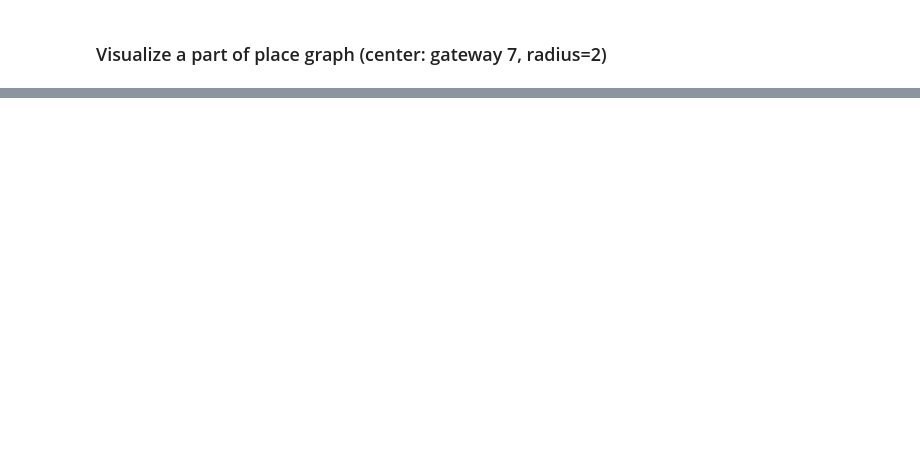
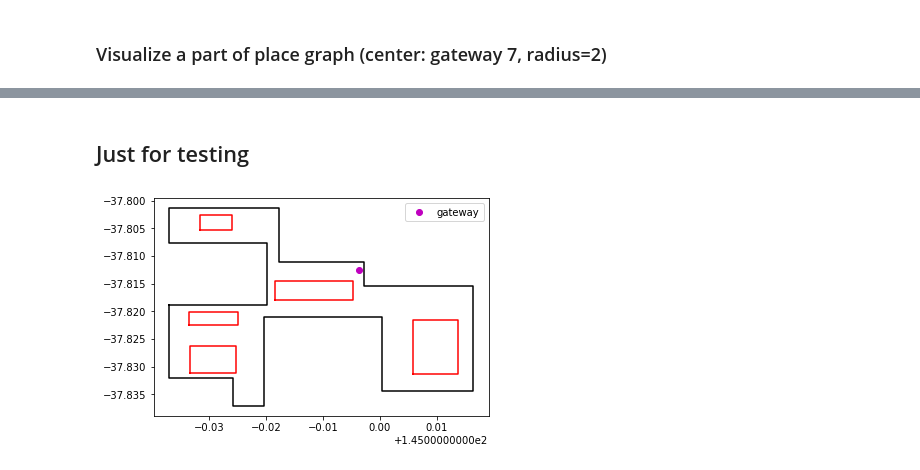
Before and after one commit to hamzeiehsan/indoor_view_graph, a Jupyter notebook: ViewGraph.ipynb, the cells around one changed output, grey strips where cells are left out. Cells and saved outputs as stored; diff of their text form; code cells hidden in the pictures; blank space fills up the shorter version.

```diff
--- a/ViewGraph.ipynb
+++ b/ViewGraph.ipynb
@@ -344,0 +432,15 @@ Utility.calculate_bearing(vg.rviews[90])
+# %% [markdown]
+## Just for testing
+# %%
+def plot_point(pid, ptype='landmark'):
+    plotter = Plotter()
+    plotter.add_poly(isovist_object.space_x, isovist_object.space_y)
+    plotter.add_holes(isovist_object.holes_x, isovist_object.holes_y)
+    if ptype != 'landmark':
+        plotter.add_points([isovist_object.door_points[pid]], label=ptype, color='mo')
+    else:
+        plotter.add_points([isovist_object.landmarks_points[pid]], label=ptype, color='mo')
+    plotter.show()
+plot_point(14, 'gateway')
+# %% [output]
+[figure, added]
```
Also changed, not shown: parts of 28 cells of this notebook, 1 other file.
